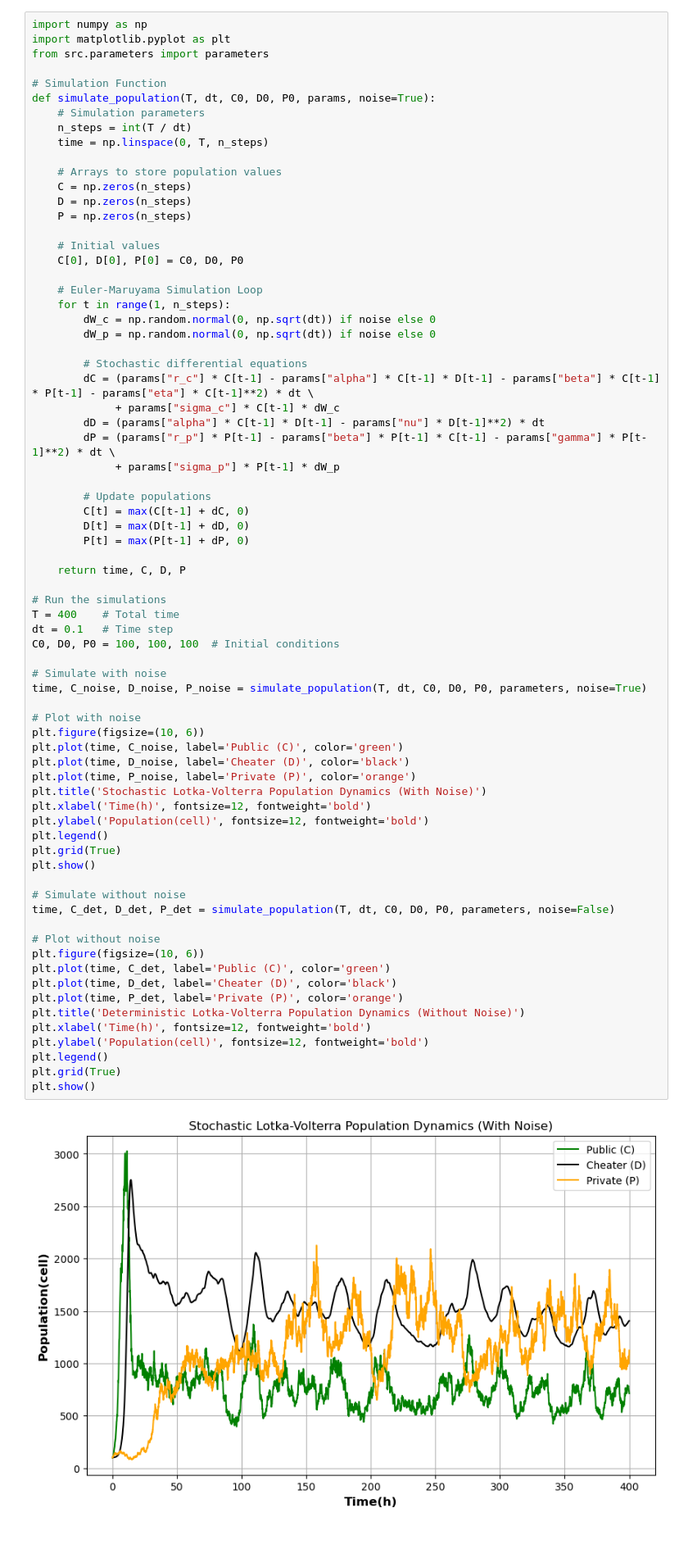
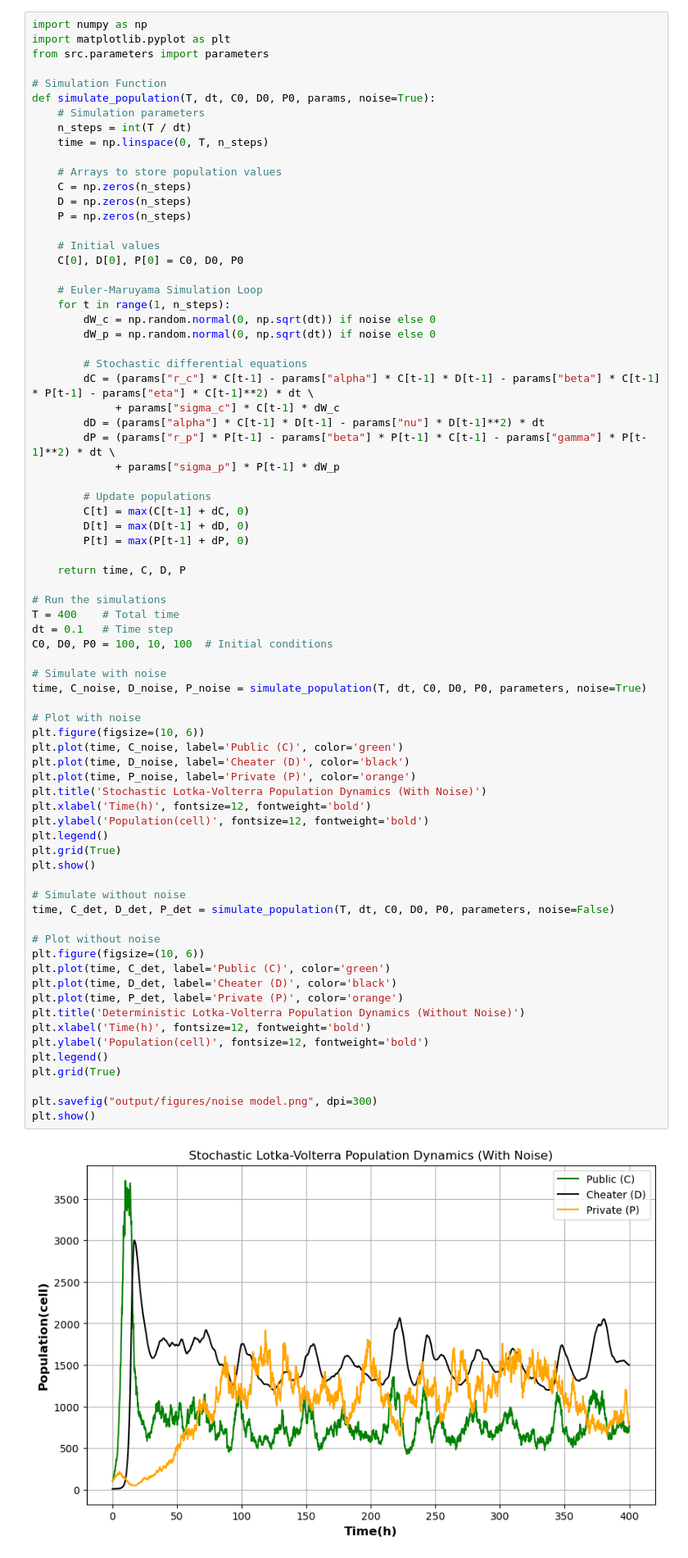
Before and after one commit to Computational-Biology-Aachen/FightClub, a Jupyter notebook: main.ipynb, the cells around one changed output. Shown at 82% size. Drawn from its saved outputs; the diff is of its cells as text.

```diff
--- a/main.ipynb
+++ b/main.ipynb
@@ -192,36 +192,38 @@ def simulate_population(T, dt, C0, D0, P0, params, noise=True):
 # Run the simulations
 T = 400    # Total time
 dt = 0.1   # Time step
-C0, D0, P0 = 100, 100, 100  # Initial conditions
+C0, D0, P0 = 100, 10, 100  # Initial conditions
 
 # Simulate with noise
 time, C_noise, D_noise, P_noise = simulate_population(T, dt, C0, D0, P0, parameters, noise=True)
 
 # Plot with noise
 plt.figure(figsize=(10, 6))
 plt.plot(time, C_noise, label='Public (C)', color='green')
 plt.plot(time, D_noise, label='Cheater (D)', color='black')
 plt.plot(time, P_noise, label='Private (P)', color='orange')
 plt.title('Stochastic Lotka-Volterra Population Dynamics (With Noise)')
 plt.xlabel('Time(h)', fontsize=12, fontweight='bold')
 plt.ylabel('Population(cell)', fontsize=12, fontweight='bold')
 plt.legend()
 plt.grid(True)
 plt.show()
 
 # Simulate without noise
 time, C_det, D_det, P_det = simulate_population(T, dt, C0, D0, P0, parameters, noise=False)
 
 # Plot without noise
 plt.figure(figsize=(10, 6))
 plt.plot(time, C_det, label='Public (C)', color='green')
 plt.plot(time, D_det, label='Cheater (D)', color='black')
 plt.plot(time, P_det, label='Private (P)', color='orange')
 plt.title('Deterministic Lotka-Volterra Population Dynamics (Without Noise)')
 plt.xlabel('Time(h)', fontsize=12, fontweight='bold')
 plt.ylabel('Population(cell)', fontsize=12, fontweight='bold')
 plt.legend()
 plt.grid(True)
+
+plt.savefig("output/figures/noise model.png", dpi=300)
 plt.show()
 # %% [output]
-[figure, old version]
+[figure, new version]
```
Also changed, not shown: parts of 9 cells of this notebook, 1 other file.
